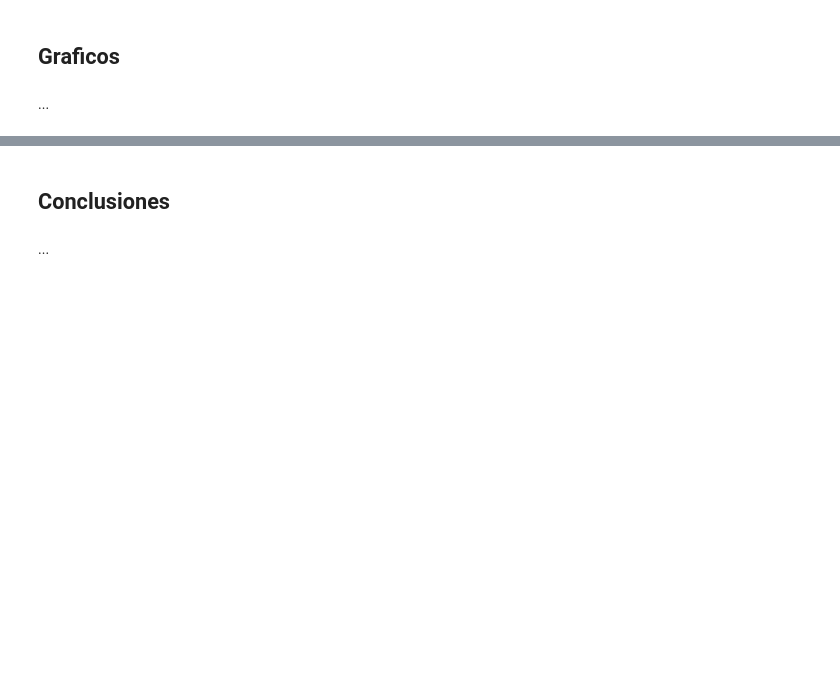
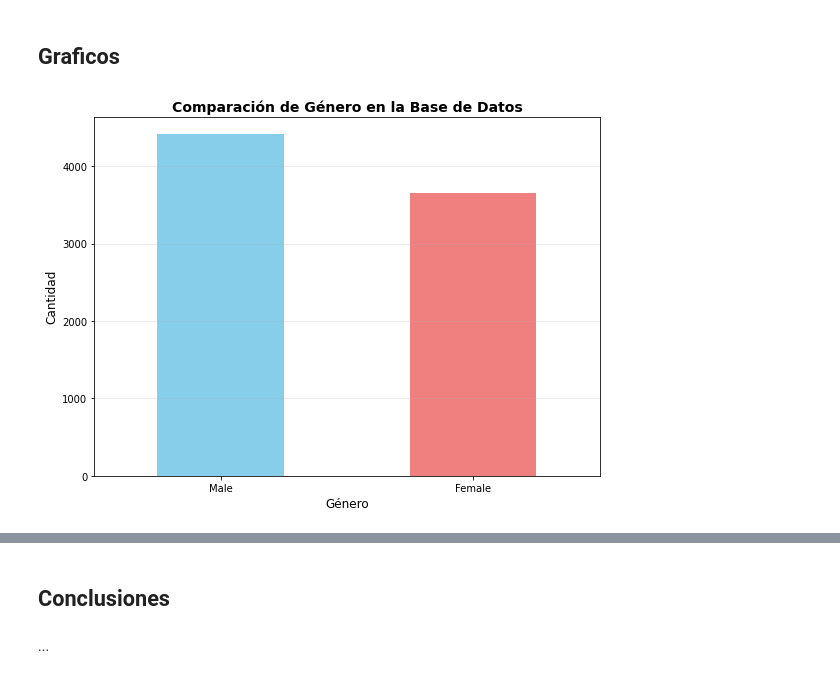
Before and after one commit to mnahuelanca/segmentacion-clientes, a Jupyter notebook: index.ipynb, the cells around one changed output, grey strips where cells are left out. Saved outputs shown, nothing was run; the diff lists cells and outputs as text; code cells hidden in the pictures; blank space fills up the shorter version.

```diff
--- a/index.ipynb
+++ b/index.ipynb
@@ -88,0 +327,3 @@ df.describe()
+# %%
+dfFinal = pd.read_csv('dfSegmentado.csv')
+dfFinal.head()
@@ -89,4 +337,16 @@ df.describe()
 # %% [markdown]
 ## Graficos
-# %% [markdown]
-...
+# %%
+# Create a bar chart comparing the count of males and females
+gender_counts = dfFinal['Genero'].value_counts()
+plt.figure(figsize=(8, 6))
+gender_counts.plot(kind='bar', color=['skyblue', 'lightcoral'])
+plt.title('Comparación de Género en la Base de Datos', fontsize=14, fontweight='bold')
+plt.xlabel('Género', fontsize=12)
+plt.ylabel('Cantidad', fontsize=12)
+plt.xticks(rotation=0)
+plt.grid(axis='y', alpha=0.3)
+plt.tight_layout()
+plt.show()
+# %% [output]
+[figure, added]
```
Also changed, not shown: parts of 26 cells of this notebook, 3 other files.
